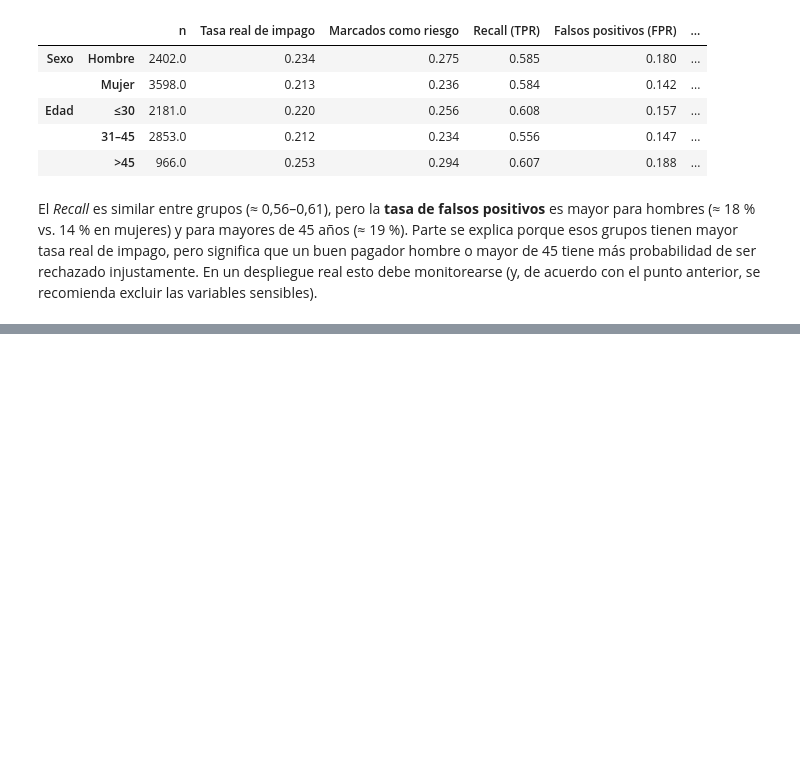
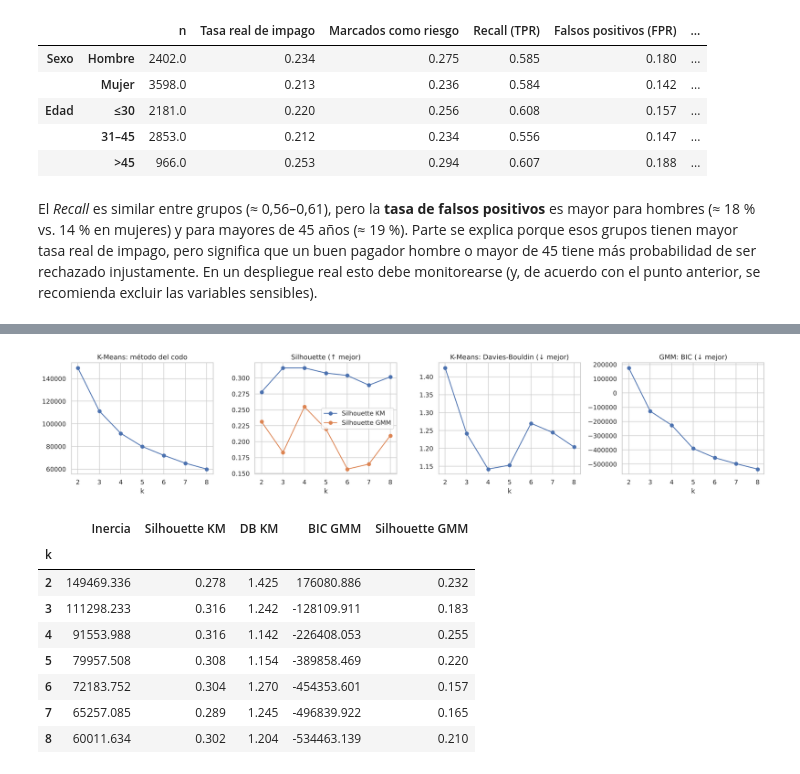
Before and after one commit to JuanRob2024/Analisis-de-datos-2026-2, a Jupyter notebook: evaluacion 4/notebooks/evento4_equipo5_default_credito.ipynb, the cells around one changed output, grey strips where cells are left out. Saved outputs shown, nothing was run; the diff lists cells and outputs as text; code cells hidden in the pictures; blank space fills up the shorter version.

Commit message:
feat(eval4): segmentación con K-Means, GMM y Ward; perfiles y estabilidad

```diff
--- a/evaluacion 4/notebooks/evento4_equipo5_default_credito.ipynb
+++ b/evaluacion 4/notebooks/evento4_equipo5_default_credito.ipynb
@@ -567,0 +584,15 @@ El *Recall* es similar entre grupos (≈ 0,56–0,61), pero la **tasa de falsos
+# %%
+seg = pd.DataFrame({
+    "log_limite": np.log10(df["LIMIT_BAL"]),
+    "util_media": df["util_media"],
+    "ratio_pago": df["ratio_pago"],
+    "n_meses_mora": df["n_meses_mora"],
+    "max_mora": df["max_mora"],
+    "meses_inactivo": df["meses_inactivo"],
+    "tendencia_deuda": df["tendencia_deuda"],
+})
+VARS_SEG = seg.columns.tolist()
+Z = StandardScaler().fit_transform(seg)
+rng = np.random.RandomState(SEED)
+idx_m = rng.choice(len(Z), 6000, replace=False)
+seg.describe().T.round(2)
@@ -567,0 +618,32 @@ El *Recall* es similar entre grupos (≈ 0,56–0,61), pero la **tasa de falsos
+# %%
+ks = range(2, 9)
+filas = []
+for k in ks:
+    km = KMeans(n_clusters=k, n_init=10, random_state=SEED).fit(Z)
+    gm = GaussianMixture(n_components=k, covariance_type="full", n_init=2, random_state=SEED).fit(Z)
+    lg = gm.predict(Z)
+    filas.append({"k": k, "Inercia": km.inertia_,
+                  "Silhouette KM": silhouette_score(Z[idx_m], km.labels_[idx_m]),
+                  "DB KM": davies_bouldin_score(Z, km.labels_),
+                  "BIC GMM": gm.bic(Z),
+                  "Silhouette GMM": silhouette_score(Z[idx_m], lg[idx_m]) if len(set(lg[idx_m])) > 1 else np.nan})
+sel_k = pd.DataFrame(filas).set_index("k")
+
+fig, axes = plt.subplots(1, 4, figsize=(18, 3.8))
+sel_k["Inercia"].plot(ax=axes[0], marker="o", title="K-Means: método del codo")
+sel_k[["Silhouette KM", "Silhouette GMM"]].plot(ax=axes[1], marker="o", title="Silhouette (↑ mejor)")
+sel_k["DB KM"].plot(ax=axes[2], marker="o", title="K-Means: Davies-Bouldin (↓ mejor)")
+sel_k["BIC GMM"].plot(ax=axes[3], marker="o", title="GMM: BIC (↓ mejor)")
+plt.tight_layout(); guardar("09_seleccion_k"); plt.show()
+sel_k.round(3)
+# %% [output]
+[figure, added]
+|  | Inercia | Silhouette KM | DB KM | BIC GMM | Silhouette GMM |
+| k |  |  |  |  |  |
+| 2 | 149469.336 | 0.278 | 1.425 | 176080.886 | 0.232 |
+| 3 | 111298.233 | 0.316 | 1.242 | -128109.911 | 0.183 |
+| 4 | 91553.988 | 0.316 | 1.142 | -226408.053 | 0.255 |
+| 5 | 79957.508 | 0.308 | 1.154 | -389858.469 | 0.220 |
+| 6 | 72183.752 | 0.304 | 1.270 | -454353.601 | 0.157 |
+| 7 | 65257.085 | 0.289 | 1.245 | -496839.922 | 0.165 |
+| 8 | 60011.634 | 0.302 | 1.204 | -534463.139 | 0.210 |
```
Also changed, not shown: parts of 15 cells of this notebook, 3 other files.
